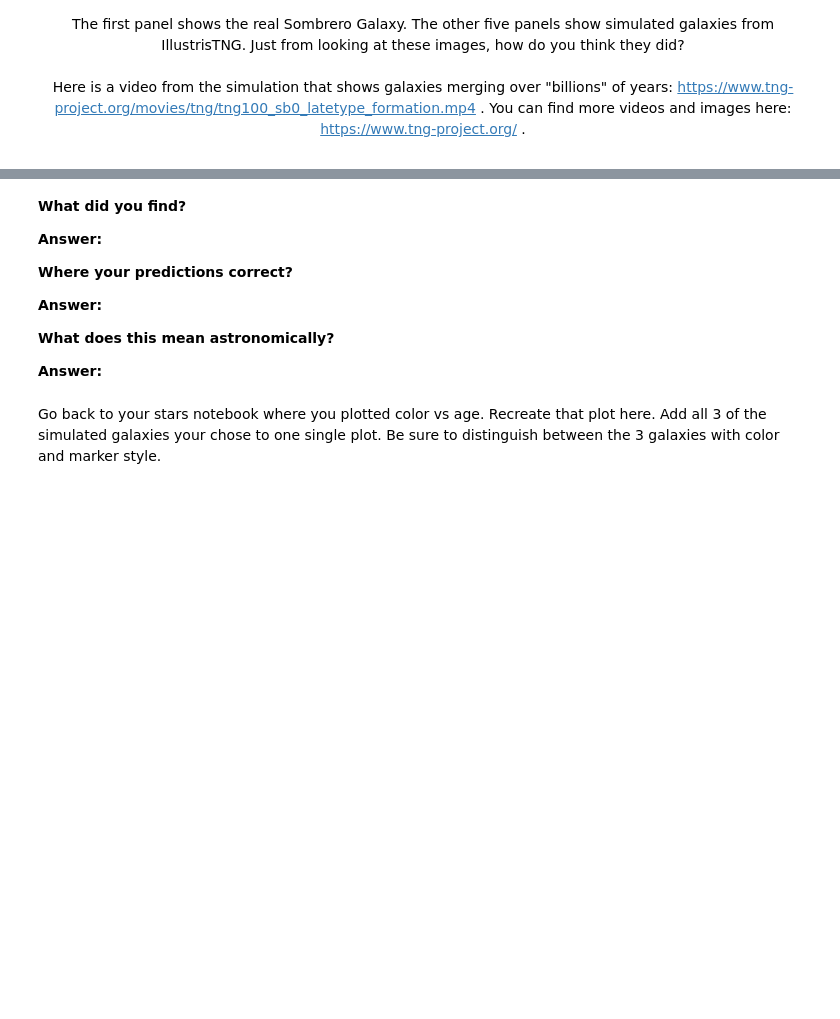
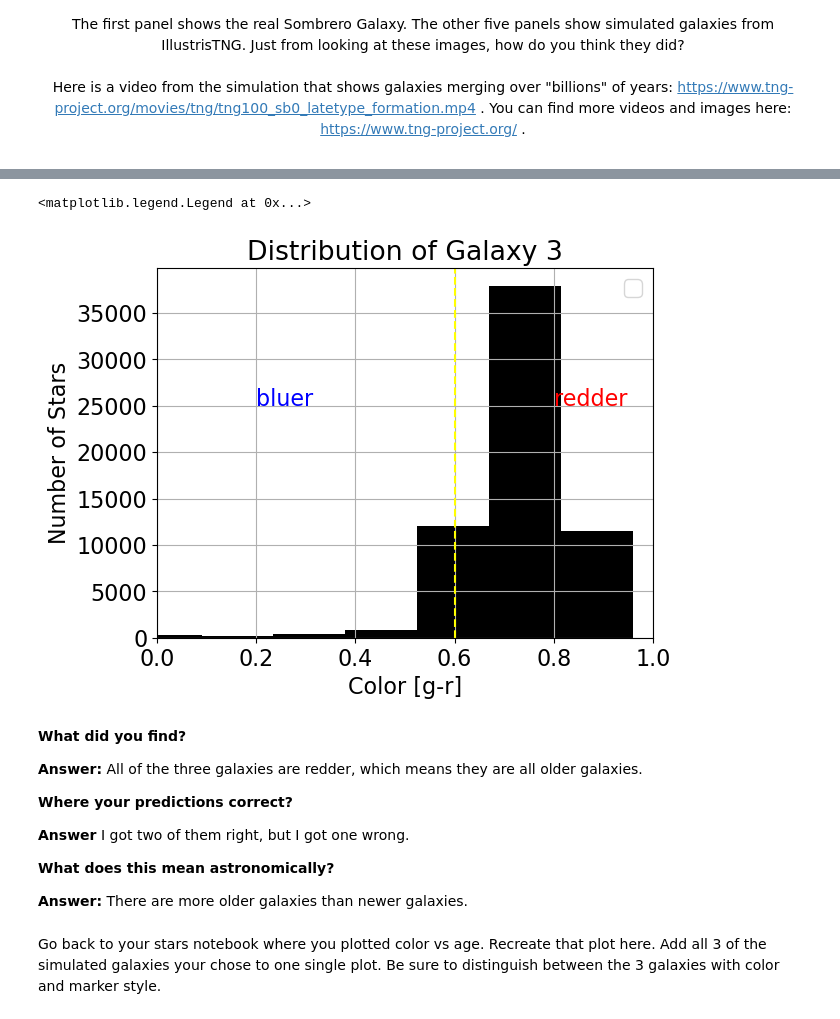
Before and after one commit to gflorencia13/CFR-2025, a Jupyter notebook: Astro/Blank/6 - Simulated Galaxies Pt1.ipynb, the cells around one changed output, grey strips where cells are left out. Cells and saved outputs as stored; diff of their text form; code cells hidden in the pictures; blank space fills up the shorter version.

```diff
--- a/Astro/Blank/6 - Simulated Galaxies Pt1.ipynb
+++ b/Astro/Blank/6 - Simulated Galaxies Pt1.ipynb
@@ -118,15 +246,44 @@ matplotlib.rc('font', **{'family':'sans-serif', 'size':16})
+# %%
+# galaxy 3
+
+# grab the columns we want
+g_band3 = data3['g band']
+r_band3 = data3['r band']
+# calculate the color
+g3_r3 = g_band3 - r_band3
+#create a histogram of the color. label the blue and red side. title your plot the galaxy name. calculate the mean color
+plt.hist(g3_r3, color='black')
+plt.title('Distribution of Galaxy 3')
+plt.xlabel('Color [g-r]')
+plt.ylabel('Number of Stars')
+plt.xlim(0, 1)
+
+# Add the vertical line
+plt.axvline(0.6, color='yellow', ls='--')
+# Calculate the mean
+round(np.mean(g3_r3), 2)
+
+# Add text
+plt.text(0.2, 25000, 'bluer', color='blue')
+plt.text(0.8, 25000, 'redder', color='red')
+
+plt.grid()
+plt.legend()
+# %% [output]
+<matplotlib.legend.Legend at 0x...>
+[figure, added]
 # %% [markdown]
 **What did you find?**
 
-**Answer:**
+**Answer:** All of the three galaxies are redder, which means they are all older galaxies.
 
 **Where your predictions correct?**
 
-**Answer:**
+**Answer** I got two of them right, but I got one wrong.
 
 **What does this mean astronomically?**
 
-**Answer:**
+**Answer:** There are more older galaxies than newer galaxies.
 # %% [markdown]
 Go back to your stars notebook where you plotted color vs age. Recreate that plot here. Add all 3 of the simulated galaxies your chose to one single plot. Be sure to distinguish between the 3 galaxies with color and marker style.
 # %%
```
Also changed, not shown: parts of 19 cells of this notebook.
